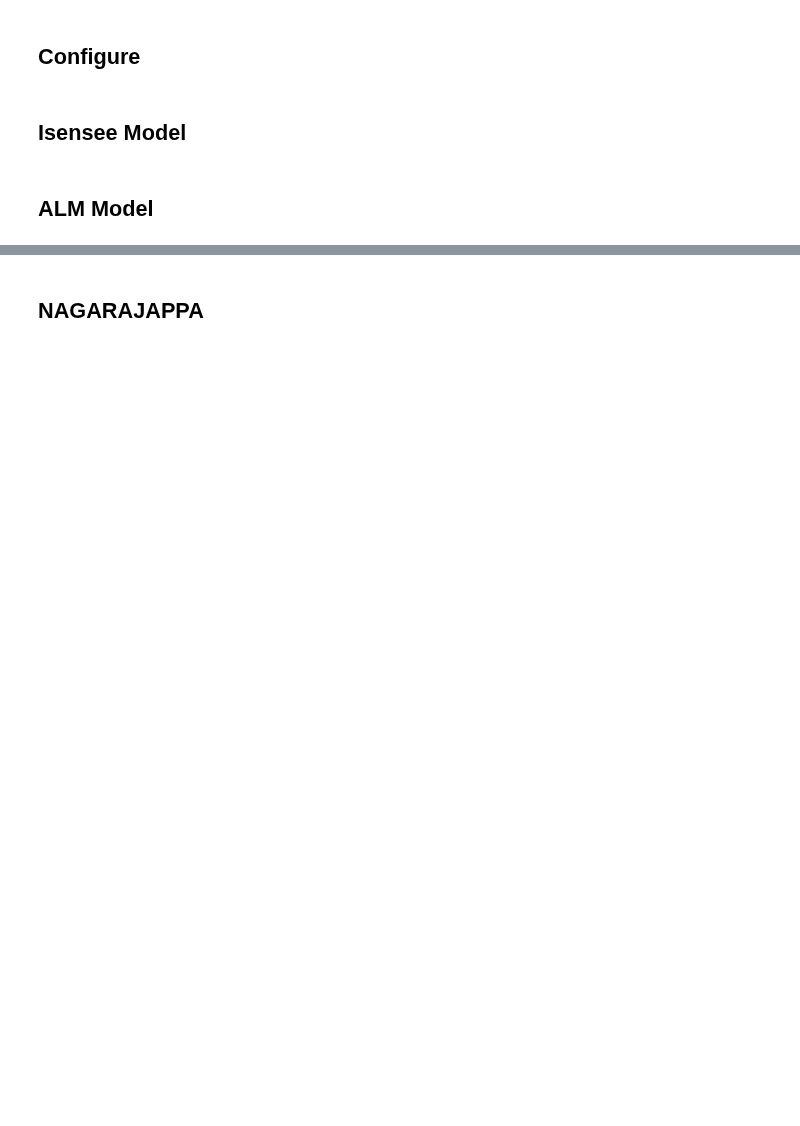
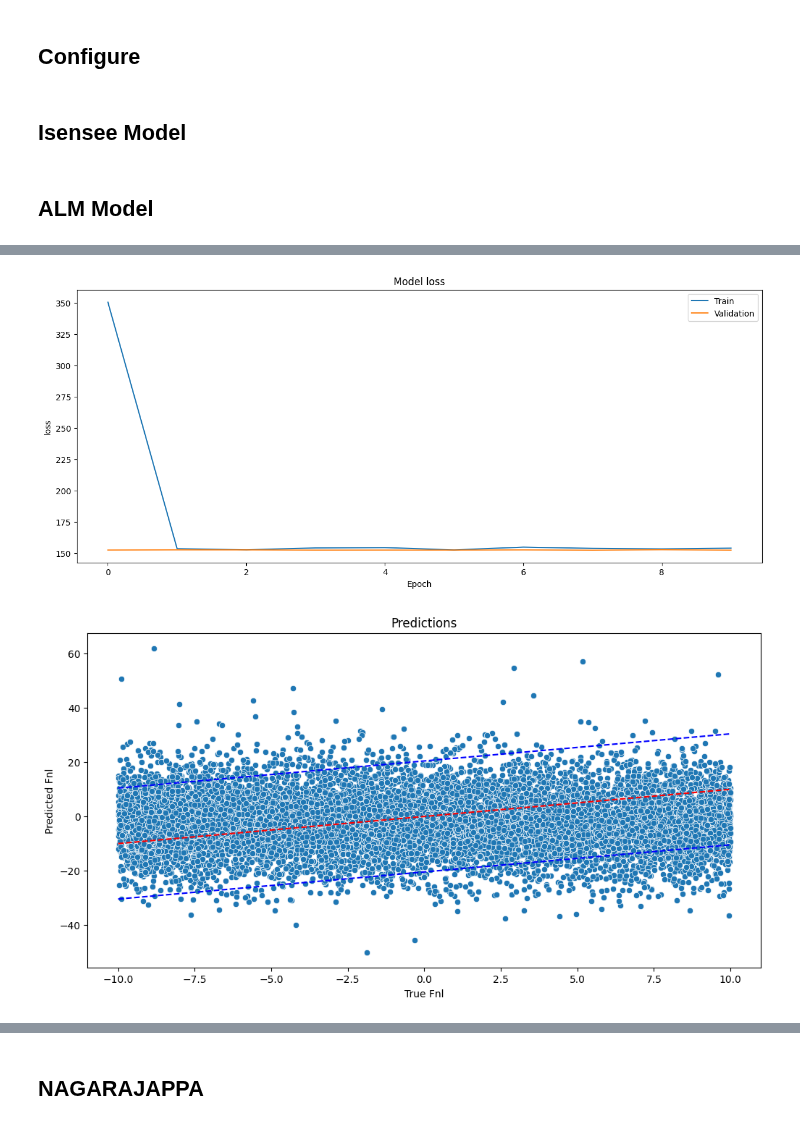
Before and after one commit to JBrandonS/MLPNG, a Jupyter notebook: notebooks/trainer.ipynb, the cells around one changed output, grey strips where cells are left out. Cells and saved outputs as stored; diff of their text form; code cells hidden in the pictures; blank space fills up the shorter version.

```diff
--- a/notebooks/trainer.ipynb
+++ b/notebooks/trainer.ipynb
@@ -145,5 +254,5 @@ history = model.fit(
 # %%
-fisher = get_fisher(model.alm_file)
+fisher = get_fisher(model.file_complete)
 
 model.evaluate(test_ds, verbose=1)
 preds = model.predict(test_ds, verbose=1).flatten()
@@ -152,3 +261,5 @@ truth = np.concatenate([y.numpy() for _, y in test_ds]).flatten()
 plot_metrics(history, metrics=["loss"])
 plot_predictions(truth, preds, fisher=fisher)
 plot_histogram(truth, preds)
+print_errors(truth, preds, fisher)
+# %% [output]
@@ -154,0 +269,2 @@ plot_histogram(truth, preds)
+[figure, added]
+[figure, added]
```
Also changed, not shown: parts of 13 cells of this notebook, 13 other files.
